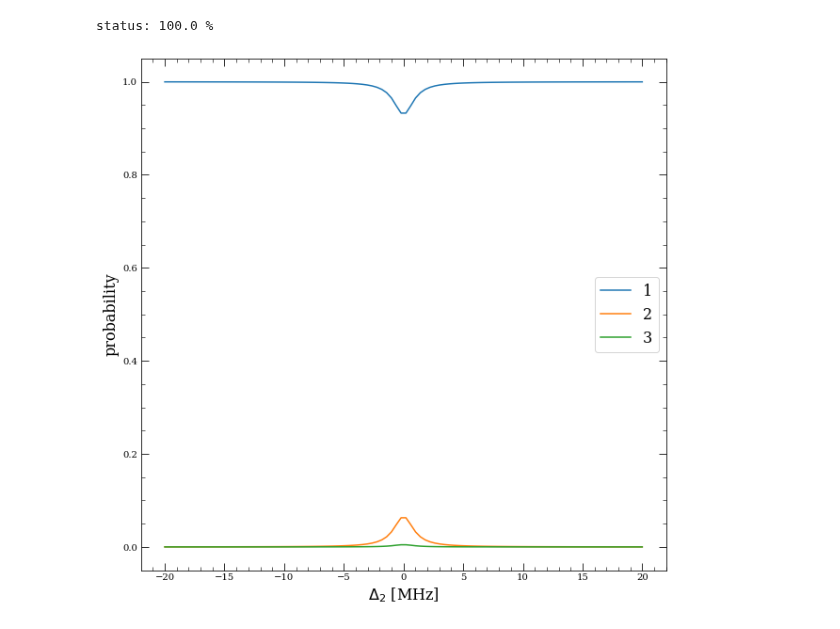
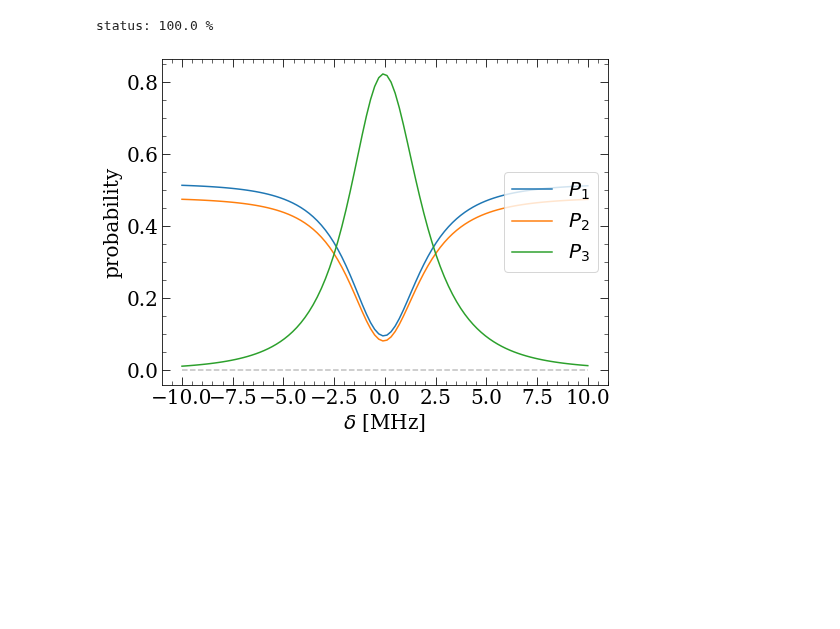
Before and after one commit to Valerio-Amico/Lab-Rydberg, a Jupyter notebook: open_quantum_systems/single_atom/EIT.ipynb, the cells around one changed output. Drawn from its saved outputs; the diff is of its cells as text; code cells hidden in the pictures; blank space fills up the shorter version.

```diff
--- a/open_quantum_systems/single_atom/EIT.ipynb
+++ b/open_quantum_systems/single_atom/EIT.ipynb
@@ -117,11 +130,11 @@ plt.show()
 # %%
 N_points = 100
-deltas = np.linspace(-20,20,N_points)
+deltas = np.linspace(-10,10,N_points)
 results = []
 for i, Delta_3 in enumerate(deltas):
     clear_output(wait=True)
     print("status: %.1f %%"%((i+1)/N_points*100))
-    Delta_2 = Delta_3
+    Delta_2 = 0.5
     result = qtp.mesolve(qtp.Qobj(H()), qtp.Qobj(psi0), times, c_ops = Jump_ops)
     results.append(result.states[-1])
 # %% [output]
@@ -129,14 +142,27 @@ status: 100.0 %
 # %%
 populations = {}
 for l, label in enumerate(labels):
     populations[label] = [np.trace(np.dot(results[i],projector(l,l))) for i in range(N_points)]
 
-plt.figure(figsize=(10,10))
+out_diag = r"im$(\rho_{12})$"
+
+populations[out_diag] = [np.imag(np.trace(np.dot(results[i],projector(0,1)))) for i in range(N_points)]
+
+plt.figure(figsize=(8,6))
 for l, label in enumerate(labels):
+
     plt.plot(deltas, populations[label], label = labels[l])
-plt.xlabel("$\Delta_2$ [MHz]", fontsize=16)
-plt.ylabel("probability", fontsize=16)
-plt.legend(fontsize=16)
+
+#plt.plot(deltas, populations[out_diag], label = out_diag)
+
+plt.xlabel("$\delta$ [MHz]", fontsize=20)
+plt.ylabel("probability", fontsize=20)
+plt.legend(fontsize=20, loc=5)
+#plt.plot([deltas[0],deltas[-1]],[1,1],"--", alpha=0.5, color="gray")
+#plt.plot([deltas[0],deltas[-1]],[0.5,0.5],"--", alpha=0.5, color="gray")
+plt.plot([deltas[0],deltas[-1]],[0,0],"--", alpha=0.5, color="gray")
+plt.xticks(fontsize=20)
+plt.yticks(fontsize=20)
 plt.show()
 # %% [output]
-[figure, old version]
+[figure, new version]
```
Also changed, not shown: parts of 2 cells of this notebook, 5 other files.
